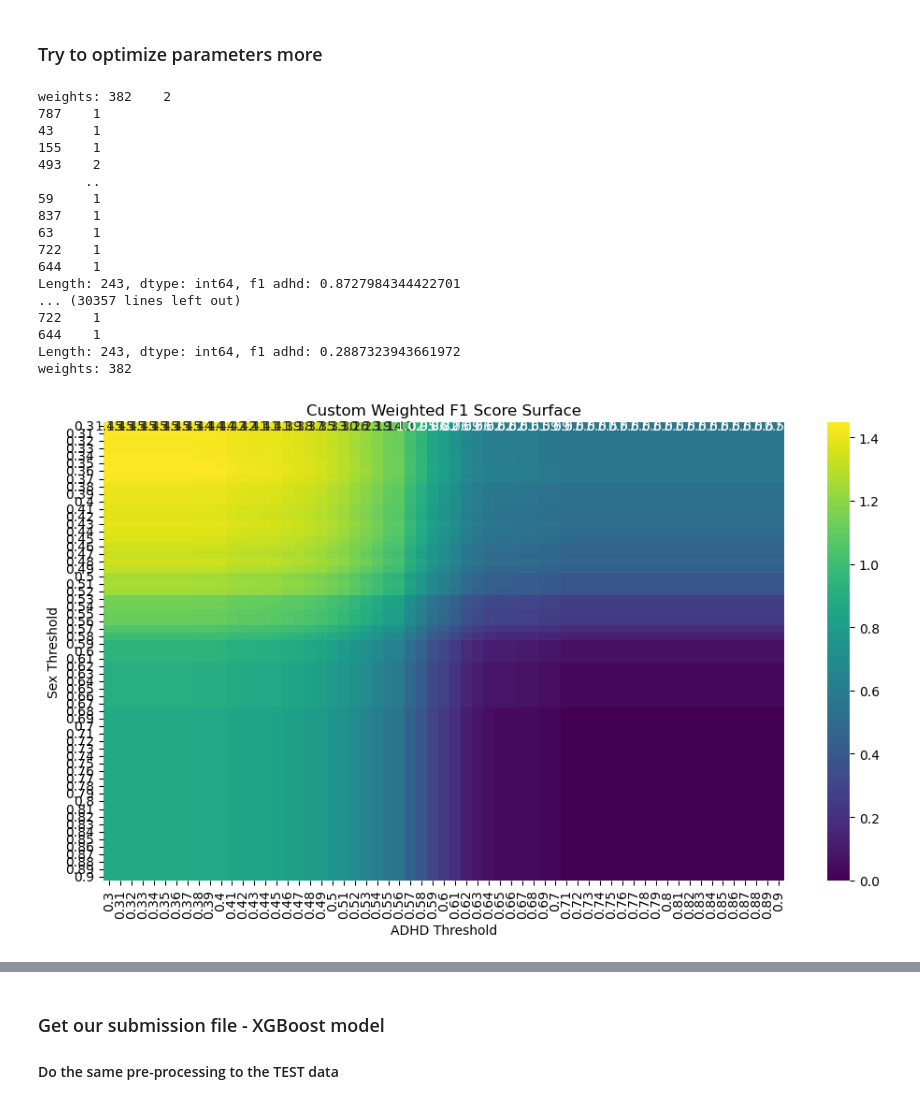
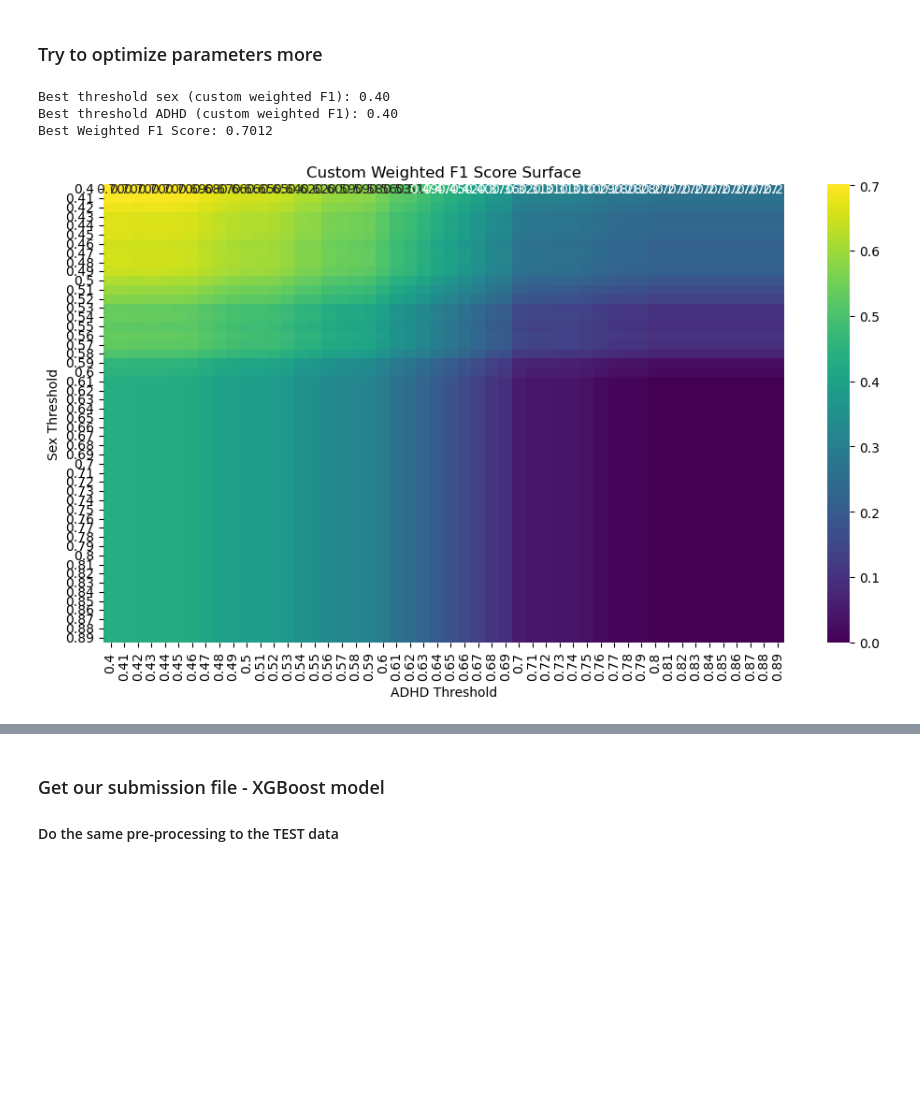
Before and after one commit to itszoetom/WiDSdatathon, a Jupyter notebook: model/mk_XGB_model.ipynb, the cells around one changed output, grey strips where cells are left out. Saved outputs shown, nothing was run; the diff lists cells and outputs as text; code cells hidden in the pictures; blank space fills up the shorter version.

```diff
--- a/model/mk_XGB_model.ipynb
+++ b/model/mk_XGB_model.ipynb
@@ -257,0 +232,23 @@ Transformed shape: (1213, 374)
+# %%
+# Step 1: Scale the data
+X = train_func.drop(columns=["participant_id"])
+scaler = StandardScaler()
+X_scaled = scaler.fit_transform(X)
+
+# Step 2: Run PCA with all components
+pca_full = PCA()
+pca_full.fit(X_scaled)
+
+# Step 3: Plot cumulative explained variance
+plt.figure(figsize=(10, 4))
+plt.plot(np.cumsum(pca_full.explained_variance_ratio_), marker="o")
+plt.axhline(0.80, color="r", linestyle="--", label="80% Variance")
+plt.axhline(0.90, color="g", linestyle="--", label="90% Variance")
+plt.axhline(0.95, color="purple", linestyle="--", label="95% Variance")
+plt.xlabel("Number of Components")
+plt.ylabel("Cumulative Explained Variance")
+plt.title("Explained Variance by PCA Components")
+plt.grid(True)
+plt.legend()
+plt.tight_layout()
+plt.show()
@@ -258,3 +257,6 @@ Transformed shape: (1213, 374)
+# %%
+pca = PCA(n_components=700)
+X_pca = pca.fit_transform(X_scaled)
 # %%
 train_func_pca = pd.DataFrame(
     X_pca,
@@ -408,20 +410,20 @@ adhd_probs = adhd_model.predict(dval_adhd)
 # %%
 def penalized_combination_f1(y_true_sex, y_true_adhd, y_pred_sex, y_pred_adhd):
     # Create a weight array for ADHD outcome: double weight if female ADHD case
-    weights = 1 + ((y_true_sex == 1) & (y_true_adhd == 1)).astype(int)
+    weight = 1 + ((y_true_sex == 1) & (y_true_adhd == 1)).astype(int)
 
     # E.g. if patient is actually a female with adhd, this gets a weight of 2
 
     # Custom F1 score for ADHD with sample weights
-    f1_adhd = f1_score(y_true_adhd, y_pred_adhd, sample_weight=weights)
+    f1_adhd = f1_score(y_true_adhd, y_pred_adhd, sample_weight=weight)
 
     # Custom F1 core for sex with sample weights
-    f1_sex = f1_score(y_true_sex, y_pred_sex, sample_weight=weights)
+    f1_sex = f1_score(y_true_sex, y_pred_sex, sample_weight=weight)
 
     return 0.5 * (f1_adhd + f1_sex)
 # %%
-thresholds_sex = np.arange(0.3, 0.9, 0.01)
-thresholds_adhd = np.arange(0.3, 0.9, 0.01)
+thresholds_sex = np.arange(0.4, 0.9, 0.01)
+thresholds_adhd = np.arange(0.4, 0.9, 0.01)
 
 f1_scores = []
 
@@ -445,51 +447,37 @@ f1_array = np.array(f1_scores).reshape(len(thresholds_sex), len(thresholds_adhd)
 best_idx = np.unravel_index(np.argmax(f1_array), f1_array.shape)
 best_sex_idx, best_adhd_idx = best_idx
 
 # Get corresponding thresholds
 best_thresh_sex = thresholds_sex[best_sex_idx]
 best_thresh_adhd = thresholds_adhd[best_adhd_idx]
 best_f1 = f1_array[best_sex_idx, best_adhd_idx]
 
 print(f"Best threshold sex (custom weighted F1): {best_thresh_sex:.2f}")
 print(f"Best threshold ADHD (custom weighted F1): {best_thresh_adhd:.2f}")
 print(f"Best Weighted F1 Score: {best_f1:.4f}")
 
 import matplotlib.pyplot as plt
 import seaborn as sns
 
 plt.figure(figsize=(10, 6))
 sns.heatmap(
     f1_array,
     xticklabels=np.round(thresholds_adhd, 2),
     yticklabels=np.round(thresholds_sex, 2),
     cmap="viridis",
     annot=True,
     fmt=".2f",
 )
 plt.xlabel("ADHD Threshold")
 plt.ylabel("Sex Threshold")
 plt.title("Custom Weighted F1 Score Surface")
 plt.tight_layout()
 plt.show()
 # %% [output]
-weights: 382    2
-787    1
-43     1
-155    1
-493    2
-      ..
-59     1
-837    1
-63     1
-722    1
-644    1
-Length: 243, dtype: int64, f1 adhd: 0.8727984344422701
-... (30357 lines left out)
-722    1
-644    1
-Length: 243, dtype: int64, f1 adhd: 0.2887323943661972
-weights: 382
+Best threshold sex (custom weighted F1): 0.40
+Best threshold ADHD (custom weighted F1): 0.40
+Best Weighted F1 Score: 0.7012
-[figure, old version]
+[figure, new version]
 # %%
 import matplotlib.pyplot as plt
 import xgboost as xgb
```
Also changed, not shown: parts of 9 cells of this notebook, 1 other file.
